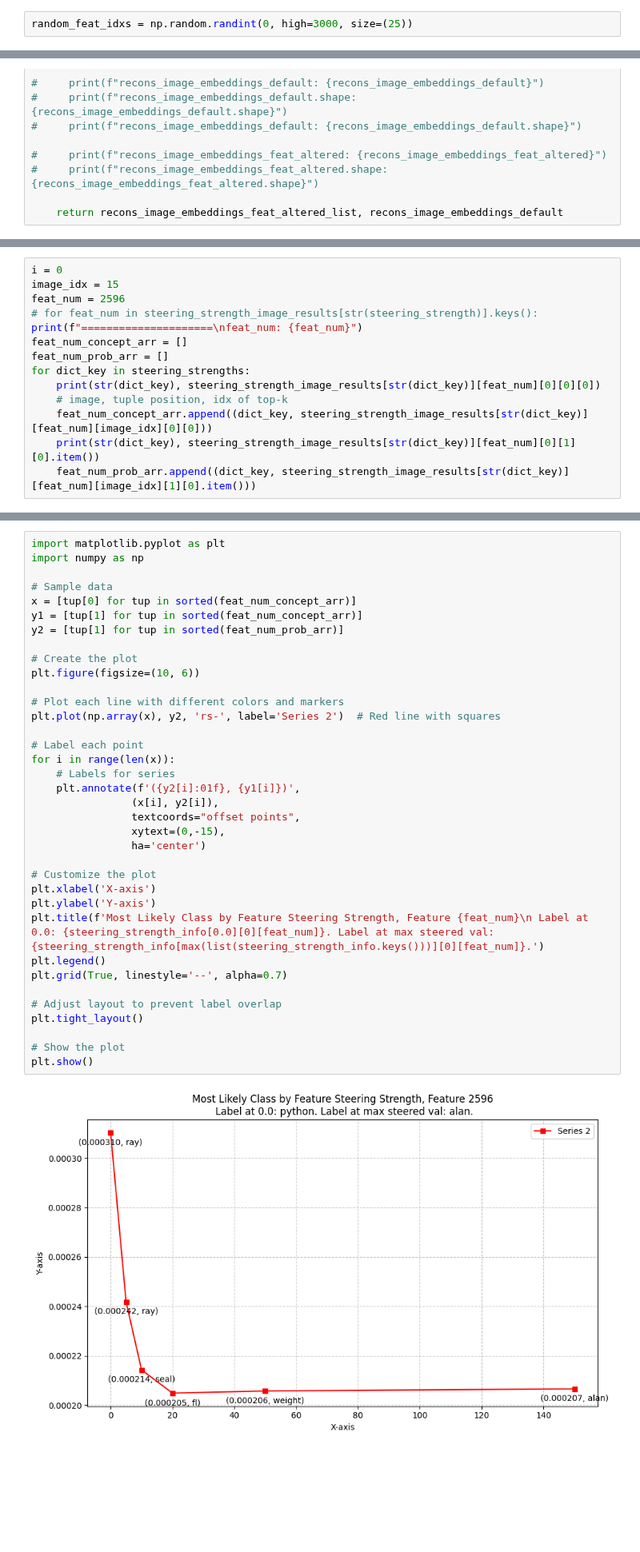
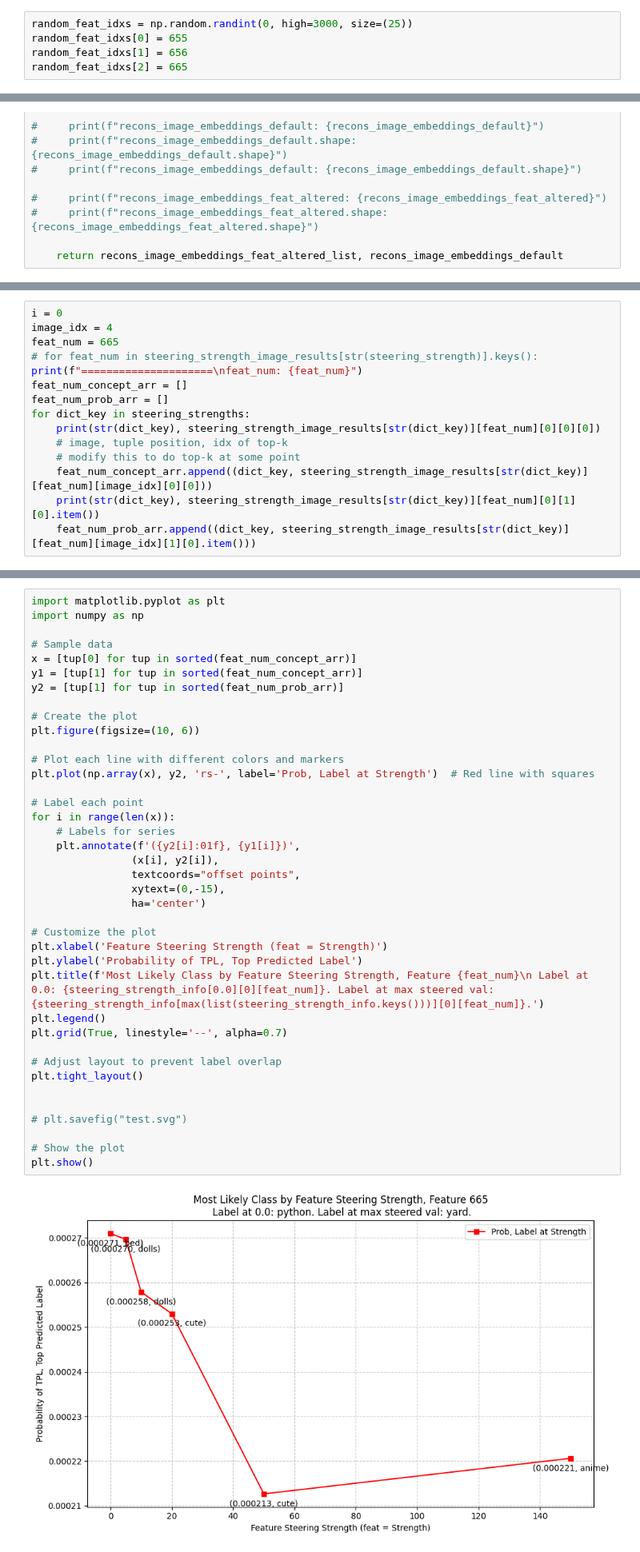
Before and after one commit to soniajoseph/ViT-Prisma, a Jupyter notebook: src/vit_prisma/sae/evals/feature_steering-get-curve-done-well.ipynb, the cells around one changed output, grey strips where cells are left out. Shown at 80% size. Drawn from its saved outputs; the diff is of its cells as text; blank space fills up the shorter version.

```diff
--- a/src/vit_prisma/sae/evals/feature_steering-get-curve-done-well.ipynb
+++ b/src/vit_prisma/sae/evals/feature_steering-get-curve-done-well.ipynb
@@ -239,6 +239,9 @@ def steering_hook_fn(
     return steered_sae_out
 # %%
 random_feat_idxs = np.random.randint(0, high=3000, size=(25))
+random_feat_idxs[0] = 655
+random_feat_idxs[1] = 656
+random_feat_idxs[2] = 665
 # %%
 # for a given feature, set it high/low on maxim activ. imgs and high/low on non-activ images
 # hook SAE and replace desired feature with 0 or 1
@@ -666,7 +599,7 @@ steering_strength_image_results.keys(), steering_strength_image_results[str(stee
 # %%
 i = 0
-image_idx = 15
-feat_num = 2596
+image_idx = 4
+feat_num = 665
 # for feat_num in steering_strength_image_results[str(steering_strength)].keys():
 print(f"=====================\nfeat_num: {feat_num}")
 feat_num_concept_arr = []
@@ -674,6 +607,7 @@ feat_num_prob_arr = []
 for dict_key in steering_strengths:
     print(str(dict_key), steering_strength_image_results[str(dict_key)][feat_num][0][0][0])
     # image, tuple position, idx of top-k
+    # modify this to do top-k at some point
     feat_num_concept_arr.append((dict_key, steering_strength_image_results[str(dict_key)][feat_num][image_idx][0][0]))
     print(str(dict_key), steering_strength_image_results[str(dict_key)][feat_num][0][1][0].item())
     feat_num_prob_arr.append((dict_key, steering_strength_image_results[str(dict_key)][feat_num][image_idx][1][0].item()))
@@ -699,37 +633,40 @@ import numpy as np
 # Sample data
 x = [tup[0] for tup in sorted(feat_num_concept_arr)]
 y1 = [tup[1] for tup in sorted(feat_num_concept_arr)]
 y2 = [tup[1] for tup in sorted(feat_num_prob_arr)]
 
 # Create the plot
 plt.figure(figsize=(10, 6))
 
 # Plot each line with different colors and markers
-plt.plot(np.array(x), y2, 'rs-', label='Series 2')  # Red line with squares
+plt.plot(np.array(x), y2, 'rs-', label='Prob, Label at Strength')  # Red line with squares
 
 # Label each point
 for i in range(len(x)):
     # Labels for series
     plt.annotate(f'({y2[i]:01f}, {y1[i]})',
                 (x[i], y2[i]),
                 textcoords="offset points",
                 xytext=(0,-15),
                 ha='center')
 
 # Customize the plot
-plt.xlabel('X-axis')
-plt.ylabel('Y-axis')
+plt.xlabel('Feature Steering Strength (feat = Strength)')
+plt.ylabel('Probability of TPL, Top Predicted Label')
 plt.title(f'Most Likely Class by Feature Steering Strength, Feature {feat_num}\n Label at 0.0: {steering_strength_info[0.0][0][feat_num]}. Label at max steered val: {steering_strength_info[max(list(steering_strength_info.keys()))][0][feat_num]}.')
 plt.legend()
 plt.grid(True, linestyle='--', alpha=0.7)
 
 # Adjust layout to prevent label overlap
 plt.tight_layout()
 
+
+# plt.savefig("test.svg")
+
 # Show the plot
 plt.show()
 # %% [output]
-[figure, old version]
+[figure, new version]
 # %%
 # i = 0
 # for feat_num in steering_strength_info[steering_strength][0].keys():
```
Also changed, not shown: parts of 3 cells of this notebook.
